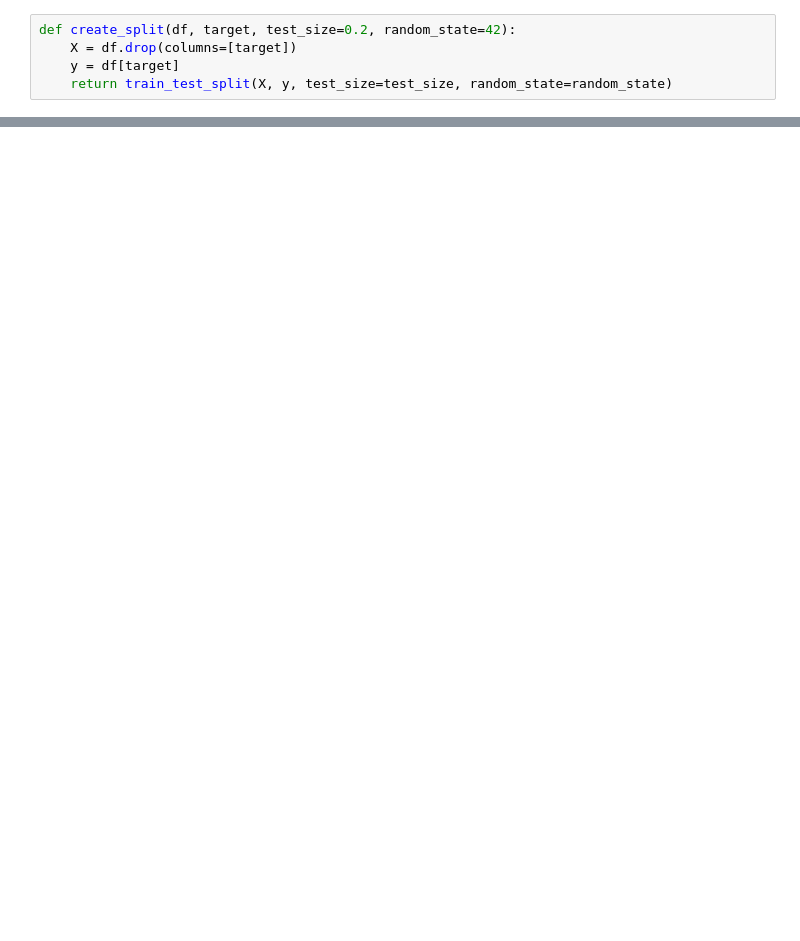
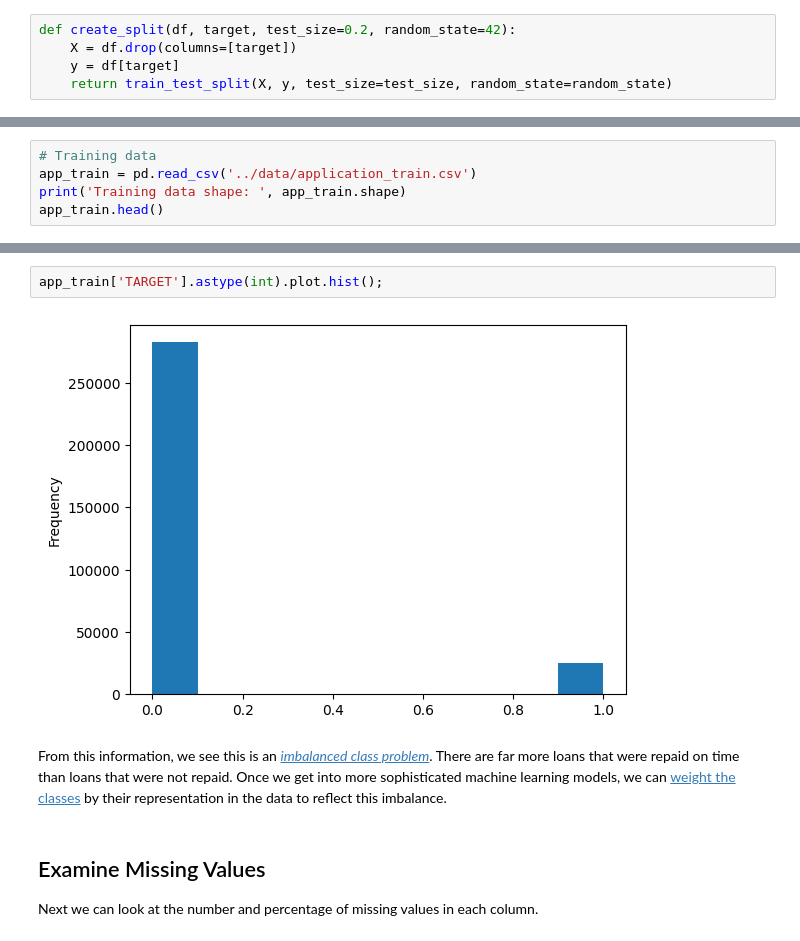
Before and after one commit to AurelienGruzon/ModeleScoring-OC, a Jupyter notebook: notebook_modele_scoring.ipynb, the cells around one changed output, grey strips where cells are left out. Saved outputs shown, nothing was run; the diff lists cells and outputs as text; blank space fills up the shorter version.

Commit message:
update(notebook_modele_scoring.ipynb):notebook finalisé

```diff
--- a/notebook_modele_scoring.ipynb
+++ b/notebook_modele_scoring.ipynb
@@ -230,0 +359,5 @@ def build_pipeline(model, label_cols, onehot_cols, poly_cols, minmax_cols, stand
+# %%
+# Training data
+app_train = pd.read_csv('../data/application_train.csv')
+print('Training data shape: ', app_train.shape)
+app_train.head()
@@ -230,0 +406,10 @@ def build_pipeline(model, label_cols, onehot_cols, poly_cols, minmax_cols, stand
+# %%
+app_train['TARGET'].astype(int).plot.hist();
+# %% [output]
+[figure, added]
+# %% [markdown]
+From this information, we see this is an [_imbalanced class problem_](http://www.chioka.in/class-imbalance-problem/). There are far more loans that were repaid on time than loans that were not repaid. Once we get into more sophisticated machine learning models, we can [weight the classes](http://xgboost.readthedocs.io/en/latest/parameter.html) by their representation in the data to reflect this imbalance.
+# %% [markdown]
+## Examine Missing Values
+
+Next we can look at the number and percentage of missing values in each column.
```
Also changed, not shown: parts of 180 cells of this notebook.
